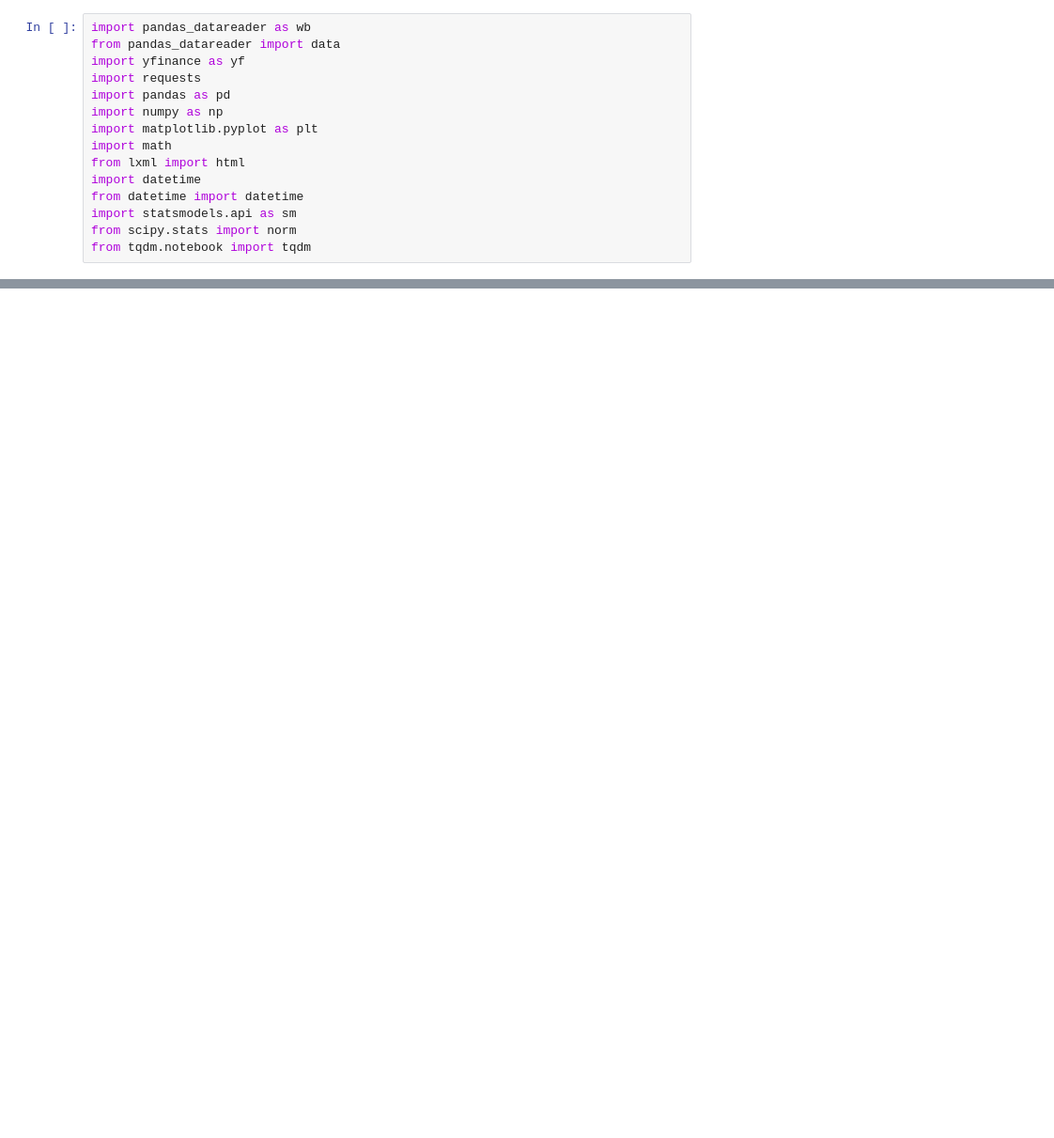
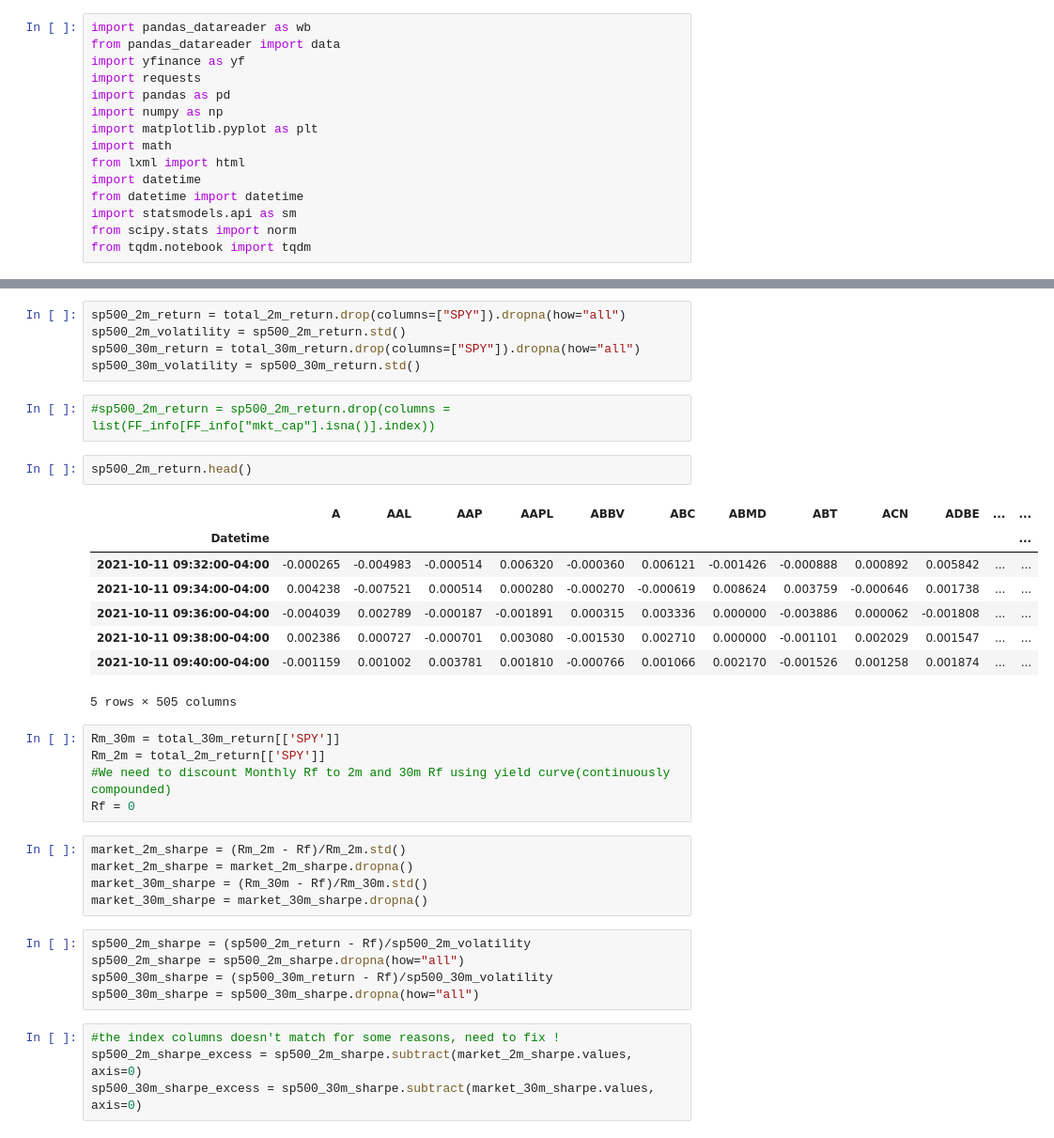
Before and after one commit to DominicRicci/CSS_Project, a Jupyter notebook: CSS100.ipynb, the cells around one changed output, grey strips where cells are left out. Shown: that part at 94% size. Drawn from its saved outputs; the diff is of its cells as text; blank space fills up the shorter version.

```diff
--- a/CSS100.ipynb
+++ b/CSS100.ipynb
@@ -525,0 +286,37 @@ strong multicollinearity or other numerical problems.
+# %%
+sp500_2m_return = total_2m_return.drop(columns=["SPY"]).dropna(how="all")
+sp500_2m_volatility = sp500_2m_return.std()
+sp500_30m_return = total_30m_return.drop(columns=["SPY"]).dropna(how="all")
+sp500_30m_volatility = sp500_30m_return.std()
+# %%
+#sp500_2m_return = sp500_2m_return.drop(columns = list(FF_info[FF_info["mkt_cap"].isna()].index))
+# %%
+sp500_2m_return.head()
+# %% [output]
+|  | A | AAL | AAP | AAPL | ABBV | ABC | ABMD | ABT | ACN | ADBE | ... | ... |
+| Datetime |  |  |  |  |  |  |  |  |  |  |  | ... |
+| 2021-10-11 09:32:00-04:00 | -0.000265 | -0.004983 | -0.000514 | 0.006320 | -0.000360 | 0.006121 | -0.001426 | -0.000888 | 0.000892 | 0.005842 | ... | ... |
+| 2021-10-11 09:34:00-04:00 | 0.004238 | -0.007521 | 0.000514 | 0.000280 | -0.000270 | -0.000619 | 0.008624 | 0.003759 | -0.000646 | 0.001738 | ... | ... |
+| 2021-10-11 09:36:00-04:00 | -0.004039 | 0.002789 | -0.000187 | -0.001891 | 0.000315 | 0.003336 | 0.000000 | -0.003886 | 0.000062 | -0.001808 | ... | ... |
+| 2021-10-11 09:38:00-04:00 | 0.002386 | 0.000727 | -0.000701 | 0.003080 | -0.001530 | 0.002710 | 0.000000 | -0.001101 | 0.002029 | 0.001547 | ... | ... |
+| 2021-10-11 09:40:00-04:00 | -0.001159 | 0.001002 | 0.003781 | 0.001810 | -0.000766 | 0.001066 | 0.002170 | -0.001526 | 0.001258 | 0.001874 | ... | ... |
+5 rows × 505 columns
+# %%
+Rm_30m = total_30m_return[['SPY']]
+Rm_2m = total_2m_return[['SPY']]
+#We need to discount Monthly Rf to 2m and 30m Rf using yield curve(continuously compounded)
+Rf = 0
+# %%
+market_2m_sharpe = (Rm_2m - Rf)/Rm_2m.std()
+market_2m_sharpe = market_2m_sharpe.dropna()
+market_30m_sharpe = (Rm_30m - Rf)/Rm_30m.std()
+market_30m_sharpe = market_30m_sharpe.dropna()
+# %%
+sp500_2m_sharpe = (sp500_2m_return - Rf)/sp500_2m_volatility
+sp500_2m_sharpe = sp500_2m_sharpe.dropna(how="all")
+sp500_30m_sharpe = (sp500_30m_return - Rf)/sp500_30m_volatility
+sp500_30m_sharpe = sp500_30m_sharpe.dropna(how="all")
+# %%
+#the index columns doesn't match for some reasons, need to fix !
+sp500_2m_sharpe_excess = sp500_2m_sharpe.subtract(market_2m_sharpe.values, axis=0)
+sp500_30m_sharpe_excess = sp500_30m_sharpe.subtract(market_30m_sharpe.values, axis=0)
```
Also changed, not shown: parts of 50 cells of this notebook.
